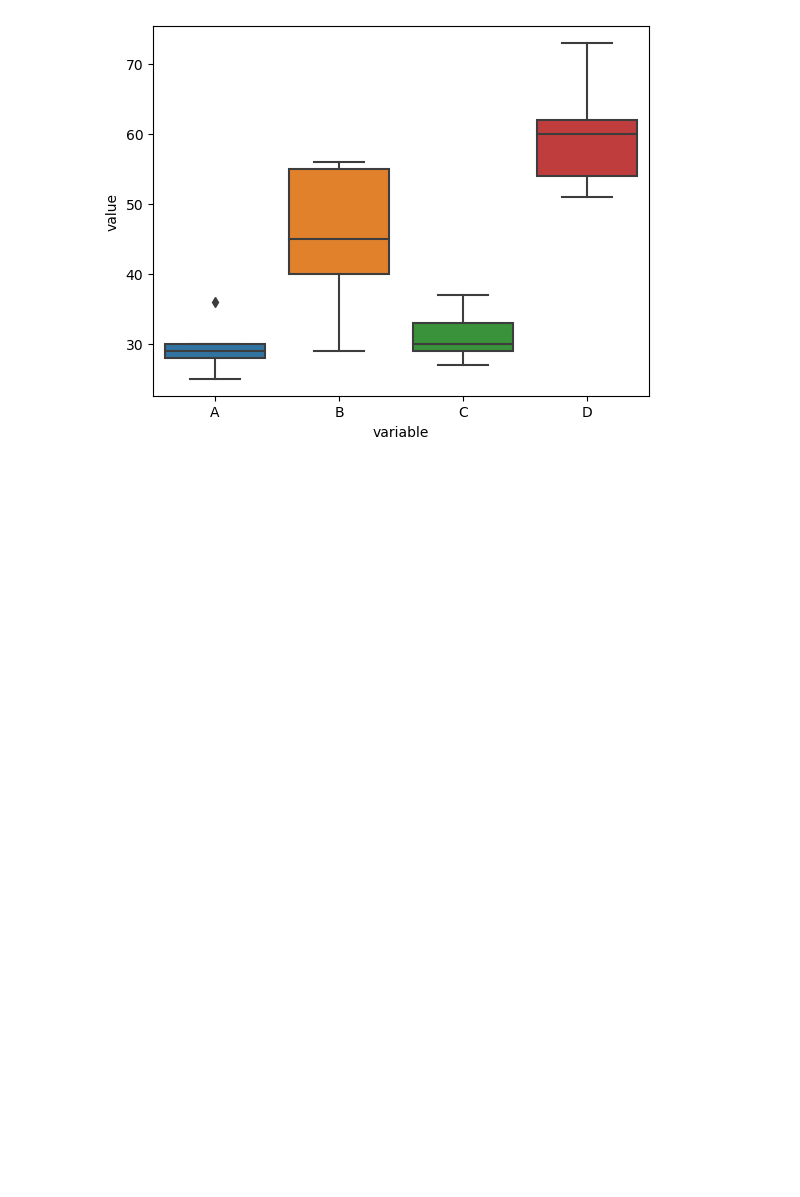
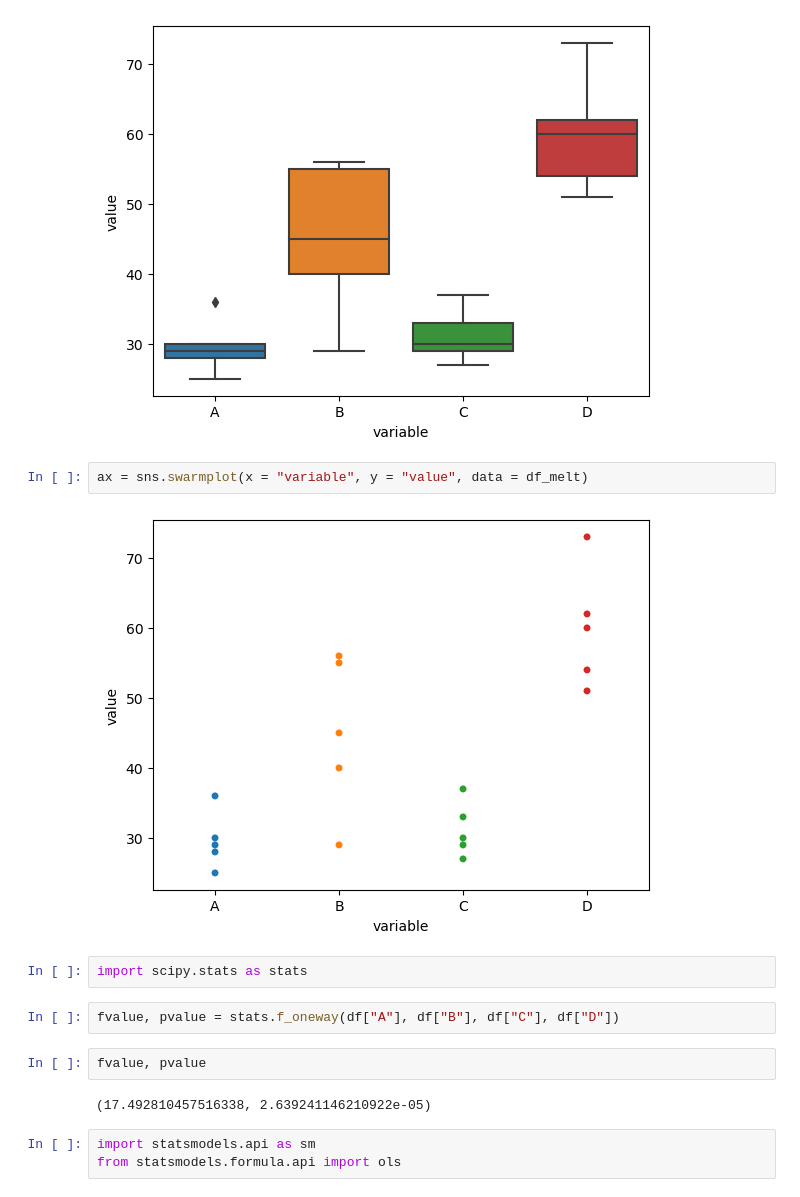
Before and after one commit to axelguerinoctave/M2-ICES-2022-2023, a Jupyter notebook: TP 5.ipynb, the cells around one changed output. Cells and saved outputs as stored; diff of their text form; blank space fills up the shorter version.

```diff
--- a/TP 5.ipynb
+++ b/TP 5.ipynb
@@ -42,3 +42,18 @@ import seaborn as sns
 ax = sns.boxplot(x = "variable", y = "value", data = df_melt)
 # %% [output]
 [figure]
+# %%
+ax = sns.swarmplot(x = "variable", y = "value", data = df_melt)
+# %% [output]
+[figure, added]
+# %%
+import scipy.stats as stats
+# %%
+fvalue, pvalue = stats.f_oneway(df["A"], df["B"], df["C"], df["D"])
+# %%
+fvalue, pvalue
+# %% [output]
+(17.492810457516338, 2.639241146210922e-05)
+# %%
+import statsmodels.api as sm
+from statsmodels.formula.api import ols
```
Also changed, not shown: parts of 1 cell of this notebook.
